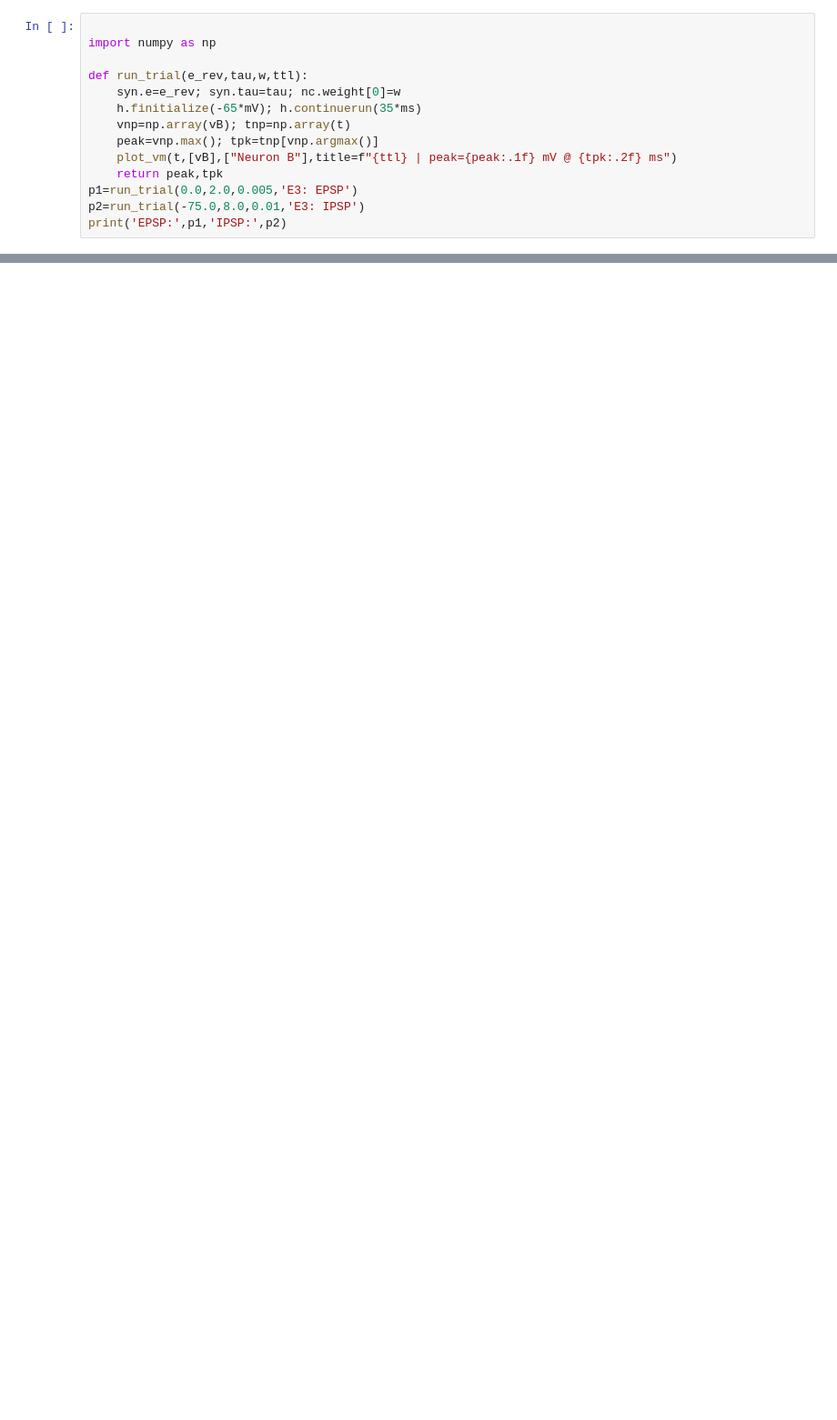
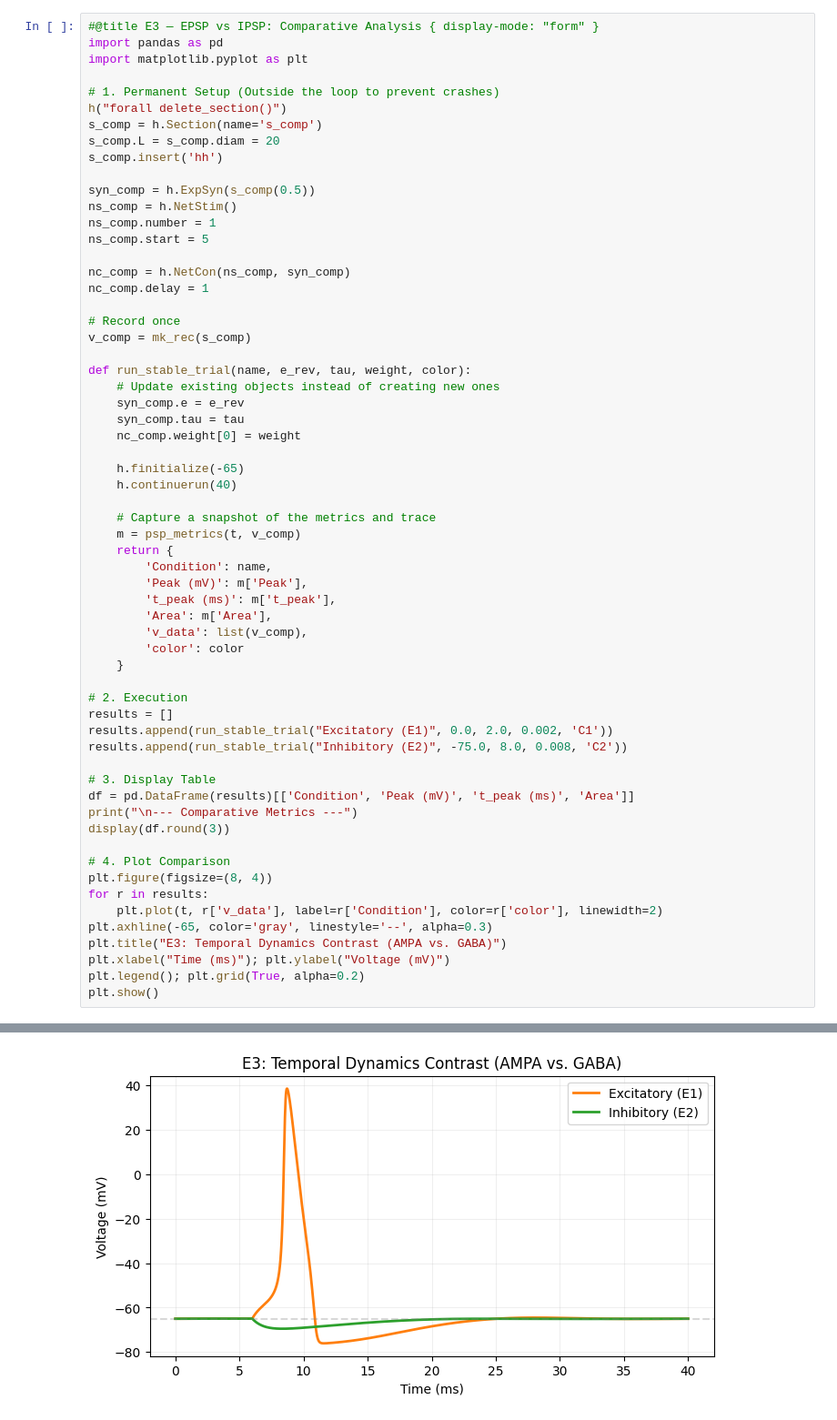
Before and after one commit to cyneuro/Chapter_Colabs, a Jupyter notebook: Colab_E.ipynb, the cells around one changed output, grey strips where cells are left out. Shown at 91% size. Drawn from its saved outputs; the diff is of its cells as text; blank space fills up the shorter version.

```diff
--- a/Colab_E.ipynb
+++ b/Colab_E.ipynb
@@ -213,14 +262,62 @@ Explain, in two or three sentences, how having an EPSP and an IPSP with equal to
 # %%
+#@title E3 — EPSP vs IPSP: Comparative Analysis { display-mode: "form" }
+import pandas as pd
+import matplotlib.pyplot as plt
 
-import numpy as np
+# 1. Permanent Setup (Outside the loop to prevent crashes)
+h("forall delete_section()")
+s_comp = h.Section(name='s_comp')
+s_comp.L = s_comp.diam = 20
+s_comp.insert('hh')
 
-def run_trial(e_rev,tau,w,ttl):
-    syn.e=e_rev; syn.tau=tau; nc.weight[0]=w
-    h.finitialize(-65*mV); h.continuerun(35*ms)
-    vnp=np.array(vB); tnp=np.array(t)
-    peak=vnp.max(); tpk=tnp[vnp.argmax()]
-    plot_vm(t,[vB],["Neuron B"],title=f"{ttl} | peak={peak:.1f} mV @ {tpk:.2f} ms")
-    return peak,tpk
-p1=run_trial(0.0,2.0,0.005,'E3: EPSP')
-p2=run_trial(-75.0,8.0,0.01,'E3: IPSP')
-print('EPSP:',p1,'IPSP:',p2)
+syn_comp = h.ExpSyn(s_comp(0.5))
+ns_comp = h.NetStim()
+ns_comp.number = 1
+ns_comp.start = 5
+
+nc_comp = h.NetCon(ns_comp, syn_comp)
+nc_comp.delay = 1
+
+# Record once
+v_comp = mk_rec(s_comp)
+
+def run_stable_trial(name, e_rev, tau, weight, color):
+    # Update existing objects instead of creating new ones
+    syn_comp.e = e_rev
+    syn_comp.tau = tau
+    nc_comp.weight[0] = weight
+
+    h.finitialize(-65)
+    h.continuerun(40)
+
+    # Capture a snapshot of the metrics and trace
+    m = psp_metrics(t, v_comp)
+    return {
+        'Condition': name,
+        'Peak (mV)': m['Peak'],
+        't_peak (ms)': m['t_peak'],
+        'Area': m['Area'],
+        'v_data': list(v_comp),
+        'color': color
+    }
+
+# 2. Execution
+results = []
+results.append(run_stable_trial("Excitatory (E1)", 0.0, 2.0, 0.002, 'C1'))
+results.append(run_stable_trial("Inhibitory (E2)", -75.0, 8.0, 0.008, 'C2'))
+
+# 3. Display Table
+df = pd.DataFrame(results)[['Condition', 'Peak (mV)', 't_peak (ms)', 'Area']]
+print("\n--- Comparative Metrics ---")
+display(df.round(3))
+
+# 4. Plot Comparison
+plt.figure(figsize=(8, 4))
+for r in results:
+    plt.plot(t, r['v_data'], label=r['Condition'], color=r['color'], linewidth=2)
+plt.axhline(-65, color='gray', linestyle='--', alpha=0.3)
+plt.title("E3: Temporal Dynamics Contrast (AMPA vs. GABA)")
+plt.xlabel("Time (ms)"); plt.ylabel("Voltage (mV)")
+plt.legend(); plt.grid(True, alpha=0.2)
+plt.show()
+# %% [output]
@@ -226,0 +328 @@ print('EPSP:',p1,'IPSP:',p2)
+[figure, added]
```
Also changed, not shown: parts of 38 cells of this notebook, 3 other files.
